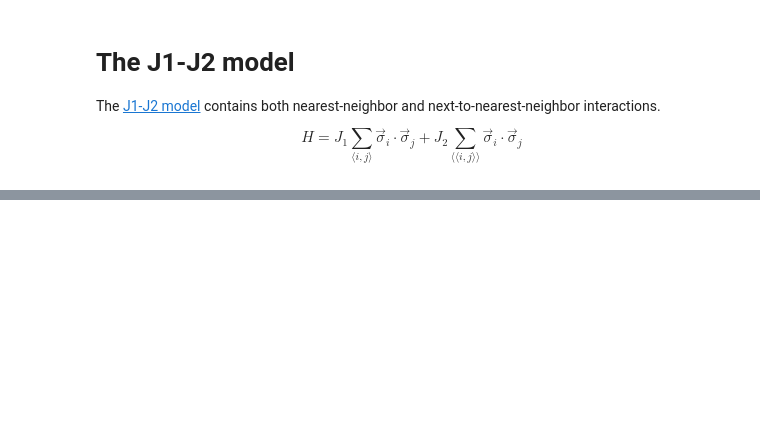
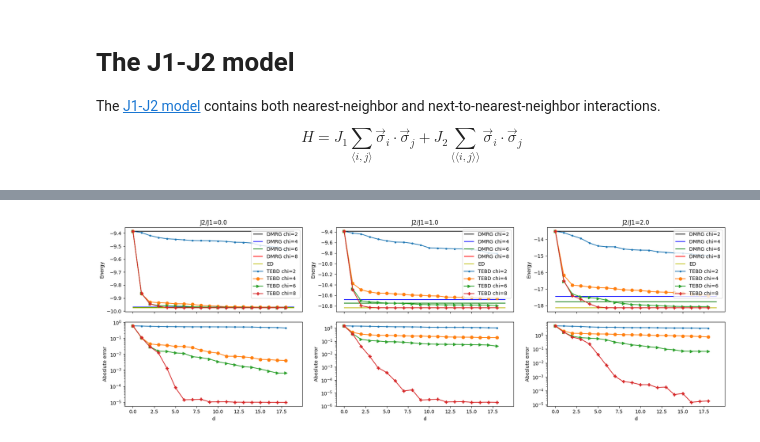
Before and after one commit to bdalfavero/RealTimeKrylov, a Jupyter notebook: j1j2_quimb.ipynb, the cells around one changed output, grey strips where cells are left out. Saved outputs shown, nothing was run; the diff lists cells and outputs as text; code cells hidden in the pictures; blank space fills up the shorter version.

Commit message:
Ran multiple cases.

```diff
--- a/j1j2_quimb.ipynb
+++ b/j1j2_quimb.ipynb
@@ -115,17 +49,0 @@ chi = 9
-# %%
-krylov_errs = np.abs(krylov_energies - ground_energy)
-# %%
-fig, ax = plt.subplots(2, 1, sharex=True, figsize=(6, 6))
-markers = [".", "o", ">", "P"]
-colors = ["k", "b", "g", "r"]
-for i, chi in enumerate(dmrg_bond_dims):
-    ax[0].hlines(dmrg_energies[i], 0., krylov_energies.shape[1], colors=colors[i], label=f"DMRG chi={chi}")
-ax[0].hlines(ground_energy, 0., krylov_energies.shape[1], colors="y", label="ED")
-for i, chi in enumerate(krylov_bond_dims):
-    ax[0].plot(krylov_energies[i, :], marker=markers[i], label=f"TEBD chi={chi}")
-    ax[1].plot(krylov_errs[i, :], marker=markers[i], label=f"TEBD chi={chi}")
-ax[0].legend()
-ax[0].set_ylabel("Energy")
-ax[1].set_ylabel("Aboslute error")
-ax[1].set_xlabel("d")
-ax[1].set_yscale("log")
@@ -133,0 +127,9 @@ ax[1].set_yscale("log")
+# %%
+bond_dims = [2, 4, 6, 8]
+j1 = 1.0
+j2_vals = [0., 1., 2.]
+results = []
+for j2 in j2_vals:
+    print(f"j2 = {j2}")
+    result = solve_case(bond_dims, j1, j2)
+    results.append(result)
@@ -133,0 +154,7 @@ ax[1].set_yscale("log")
+# %%
+fig, ax = plt.subplots(2, len(results), sharex=True, figsize=(18, 6))
+for i, result in enumerate(results):
+    result.plot(ax[0, i], ax[1, i])
+fig.tight_layout()
+# %% [output]
+[figure, added]
```
Also changed, not shown: parts of 12 cells of this notebook.
